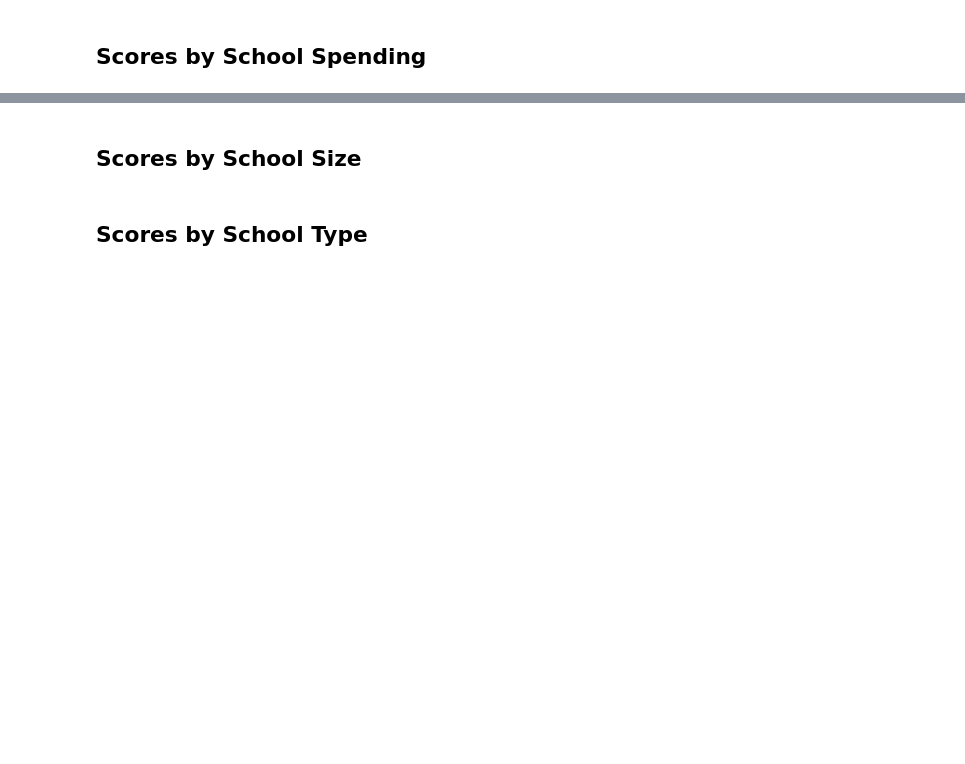
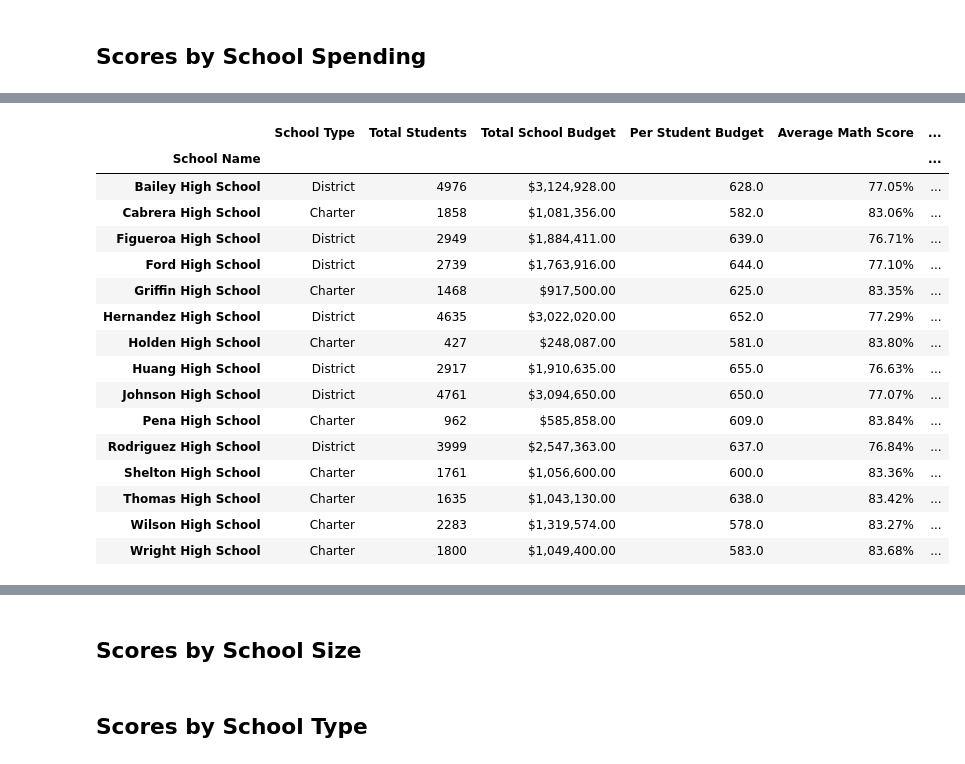
Before and after one commit to daniklafrance/pandas_challenge, a Jupyter notebook: PyCitySchools/PyCitySchools_starter.ipynb, the cells around one changed output, grey strips where cells are left out. Saved outputs shown, nothing was run; the diff lists cells and outputs as text; code cells hidden in the pictures; blank space fills up the shorter version.

```diff
--- a/PyCitySchools/PyCitySchools_starter.ipynb
+++ b/PyCitySchools/PyCitySchools_starter.ipynb
@@ -245,7 +294,7 @@ reading_scores_by_grade
 # %%
 # Establish the bins
 spending_bins = [0, 585, 630, 645, 680]
-labels = ["<$585", "$585-630", "$630-645", "$645-680"]
+labels = ["Under $585", "$585-630", "$630-645", "$645-680"]
 # %%
 # Create a copy of the school summary since it has the "Per Student Budget"
 school_spending_df = per_school_summary.copy()
@@ -252,7 +319,25 @@ school_spending_df = per_school_summary.copy()
 # %%
 # Use `pd.cut` to categorize spending based on the bins.
-school_spending_df["Spending Ranges (Per Student)"] =
+school_spending_df["Spending Ranges (Per Student)"] = pd.cut(school_spending_df["Per Student Budget"], spending_bins, labels=labels)
 school_spending_df
+# %% [output]
+|  | School Type | Total Students | Total School Budget | Per Student Budget | Average Math Score | ... |
+| School Name |  |  |  |  |  | ... |
+| Bailey High School | District | 4976 | $3,124,928.00 | 628.0 | 77.05% | ... |
+| Cabrera High School | Charter | 1858 | $1,081,356.00 | 582.0 | 83.06% | ... |
+| Figueroa High School | District | 2949 | $1,884,411.00 | 639.0 | 76.71% | ... |
+| Ford High School | District | 2739 | $1,763,916.00 | 644.0 | 77.10% | ... |
+| Griffin High School | Charter | 1468 | $917,500.00 | 625.0 | 83.35% | ... |
+| Hernandez High School | District | 4635 | $3,022,020.00 | 652.0 | 77.29% | ... |
+| Holden High School | Charter | 427 | $248,087.00 | 581.0 | 83.80% | ... |
+| Huang High School | District | 2917 | $1,910,635.00 | 655.0 | 76.63% | ... |
+| Johnson High School | District | 4761 | $3,094,650.00 | 650.0 | 77.07% | ... |
+| Pena High School | Charter | 962 | $585,858.00 | 609.0 | 83.84% | ... |
+| Rodriguez High School | District | 3999 | $2,547,363.00 | 637.0 | 76.84% | ... |
+| Shelton High School | Charter | 1761 | $1,056,600.00 | 600.0 | 83.36% | ... |
+| Thomas High School | Charter | 1635 | $1,043,130.00 | 638.0 | 83.42% | ... |
+| Wilson High School | Charter | 2283 | $1,319,574.00 | 578.0 | 83.27% | ... |
+| Wright High School | Charter | 1800 | $1,049,400.00 | 583.0 | 83.68% | ... |
 # %%
 #  Calculate averages for the desired columns.
 spending_math_scores = school_spending_df.groupby(["Spending Ranges (Per Student)"])["Average Math Score"].mean()
```
Also changed, not shown: parts of 8 cells of this notebook.
